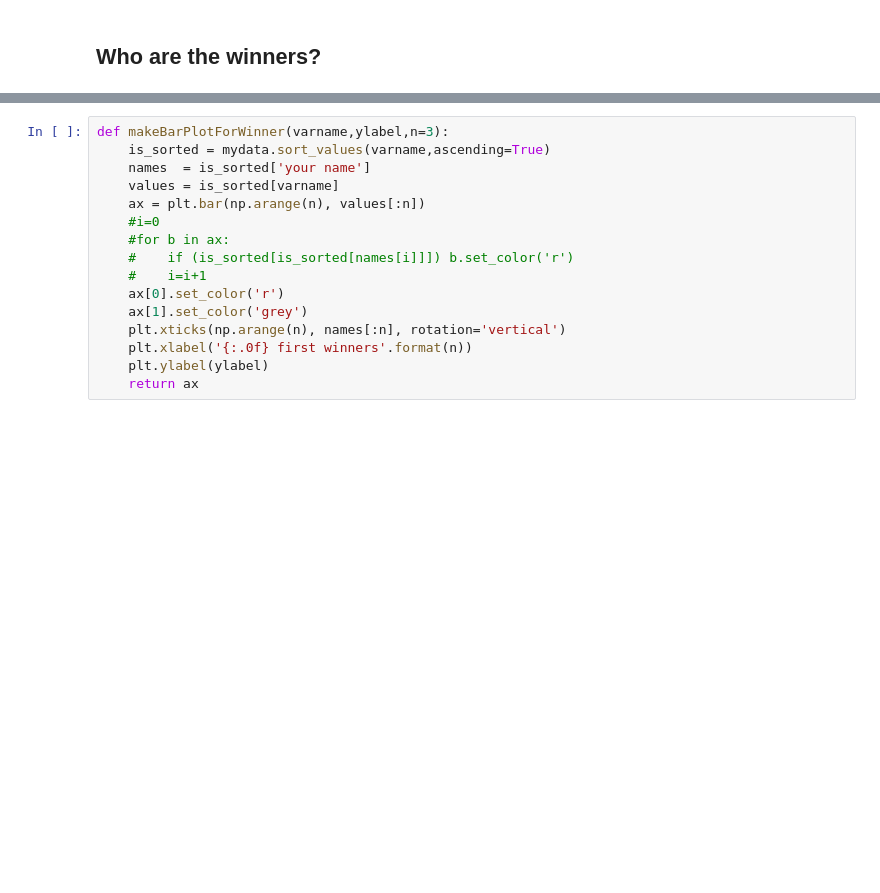
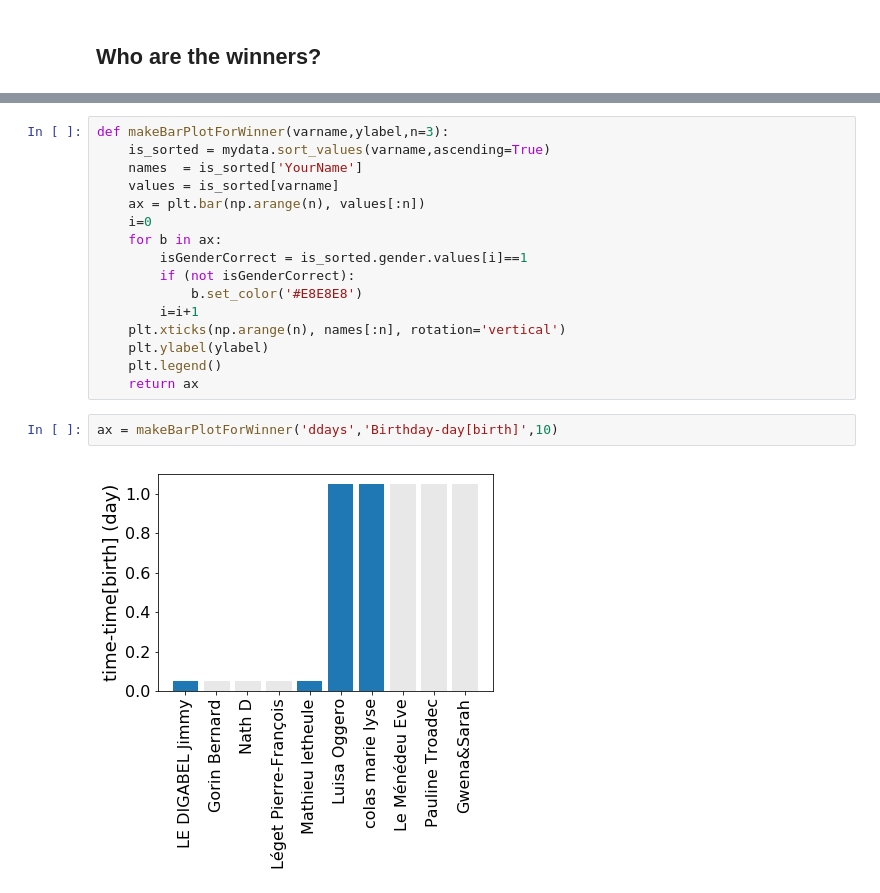
Before and after one commit to rmadar/BabyPollAnalysis, a Jupyter notebook: PollAnalysis.ipynb, the cells around one changed output, grey strips where cells are left out. Saved outputs shown, nothing was run; the diff lists cells and outputs as text; blank space fills up the shorter version.

Commit message:
adding birthday day

```diff
--- a/PollAnalysis.ipynb
+++ b/PollAnalysis.ipynb
@@ -300,19 +325,23 @@ mydata['dHair']      = np.abs(mydata['HairAmount'] - 3) + np.abs(mydata['HairCol
 # %%
 def makeBarPlotForWinner(varname,ylabel,n=3):
     is_sorted = mydata.sort_values(varname,ascending=True)
-    names  = is_sorted['your name']
+    names  = is_sorted['YourName']
     values = is_sorted[varname]
     ax = plt.bar(np.arange(n), values[:n])
-    #i=0
-    #for b in ax:
-    #    if (is_sorted[is_sorted[names[i]]]) b.set_color('r')
-    #    i=i+1
-    ax[0].set_color('r')
-    ax[1].set_color('grey')
+    i=0
+    for b in ax:
+        isGenderCorrect = is_sorted.gender.values[i]==1
+        if (not isGenderCorrect):
+            b.set_color('#E8E8E8')
+        i=i+1
     plt.xticks(np.arange(n), names[:n], rotation='vertical')
-    plt.xlabel('{:.0f} first winners'.format(n))
     plt.ylabel(ylabel)
+    plt.legend()
     return ax
+# %%
+ax = makeBarPlotForWinner('ddays','Birthday-day[birth]',10)
+# %% [output]
+[figure, added]
 # %%
 plt.figure(figsize=(17,12))
 
```
Also changed, not shown: parts of 11 cells of this notebook.
